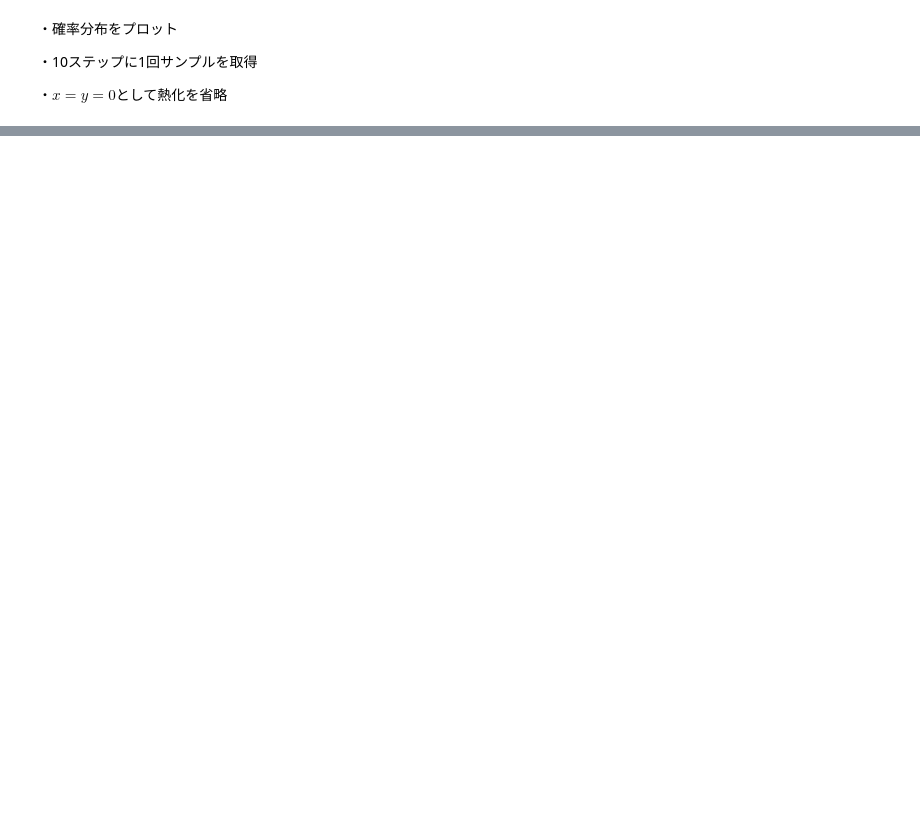
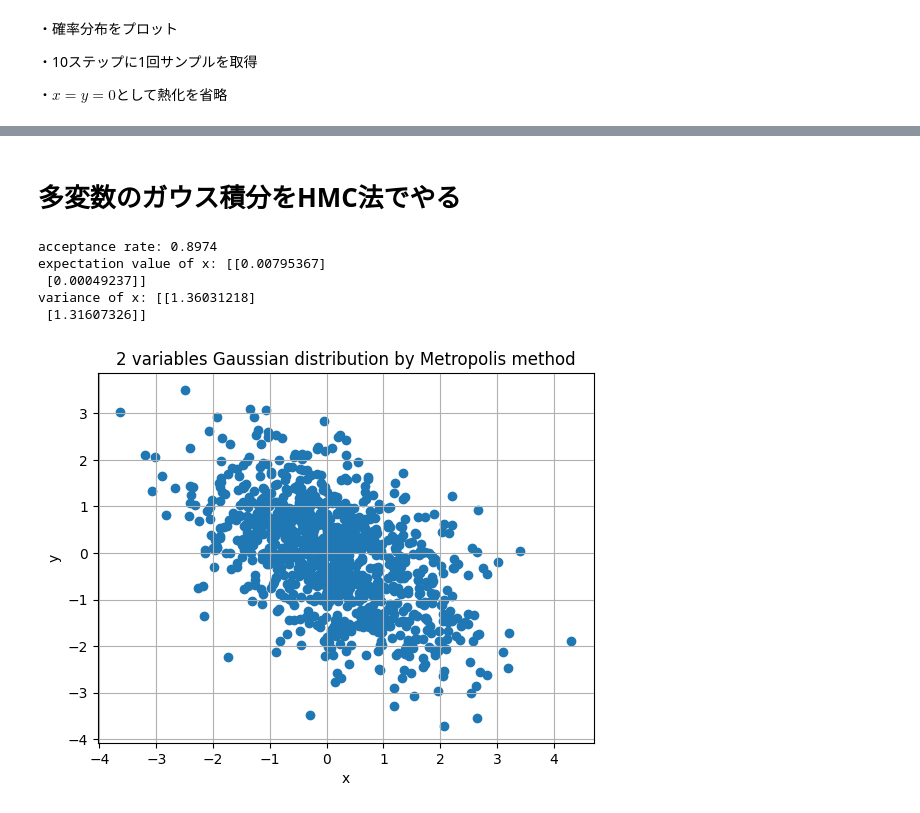
Before and after one commit to men0ta/MCMC-exercise, a Jupyter notebook: mcmc.ipynb, the cells around one changed output, grey strips where cells are left out. Cells and saved outputs as stored; diff of their text form; code cells hidden in the pictures; blank space fills up the shorter version.

```diff
--- a/mcmc.ipynb
+++ b/mcmc.ipynb
@@ -230,0 +234,10 @@ plt.show()
+# %%
+def boxMuller(mu, sigma): # generate a variable following Gaussian distribution
+    seed = time.time_ns()
+    random.seed(seed)
+    p = random.random()
+    seed = time.time_ns()
+    random.seed(seed)
+    q = random.random()
+    x = (np.sqrt(-2 * np.log(p))) * np.cos(2 * np.pi * q)
+    return sigma * x + mu
@@ -230,0 +308,2 @@ plt.show()
+# %% [markdown]
+# 多変数のガウス積分をHMC法でやる
@@ -230,0 +341,65 @@ plt.show()
+# %%
+n_iter = 10000 # number of iteration
+d_tau = 1
+N_tau = 40
+ndim = 2
+
+x = np.zeros((ndim, 1)) # initial value
+A = np.zeros((ndim, ndim))
+A[0][1] = A[1][0] = 0.5
+A[0][0] = A[1][1] = 1
+num_accept = 0 # number of acceptance of Metropolis test
+exp_val = 0 # set variable we want to compute the expectation value
+var = 0
+points_list = [] # sampling points
+
+for i in range(n_iter):
+    init_action = actionGaussianMulti(x, A) # compute previous action
+
+    H_init, H_fin, new_x = molDynamicsMulti(x, A, d_tau, N_tau, ndim) # time evolution -> compute initisl Hamiltonian and final Hamiltonian, and propose new variables
+
+    ## do Metropolis test
+    seed = time.time_ns()
+    random.seed(seed)
+    metropolis = random.random() # object 'metropolis' is random number runs from 0 to 1 corresponding to r in the text book
+    if np.exp(H_init - H_fin) > metropolis: # accept new variable
+        x = new_x
+        num_accept += 1
+
+    # compute expectation values
+    exp_val += x
+    var += x**2
+    if i % 10 == 0:
+        points = (x)
+        points_list.append(points)
+
+# print results
+print('acceptance rate:', num_accept/n_iter) # acceptance rate should be within 30% ~ 80%
+print('expectation value of x:', exp_val/n_iter)
+print('variance of x:', var/n_iter)
+# %% [output]
+acceptance rate: 0.8974
+expectation value of x: [[0.00795367]
+ [0.00049237]]
+variance of x: [[1.36031218]
+ [1.31607326]]
+# %%
+# リストからxとyの値を分けて取得
+x_values = [x for x, _ in points_list]
+y_values = [y for _, y in points_list]
+
+# プロット
+plt.scatter(x_values, y_values)
+
+# グラフのタイトルとラベル
+plt.title("2 variables Gaussian distribution by Metropolis method")
+plt.xlabel("x")
+plt.ylabel("y")
+
+# グリッドを表示
+plt.grid(True)
+
+# グラフを表示
+plt.show()
+# %% [output]
+[figure, added]
```
Also changed, not shown: parts of 7 cells of this notebook, 2 other files.
